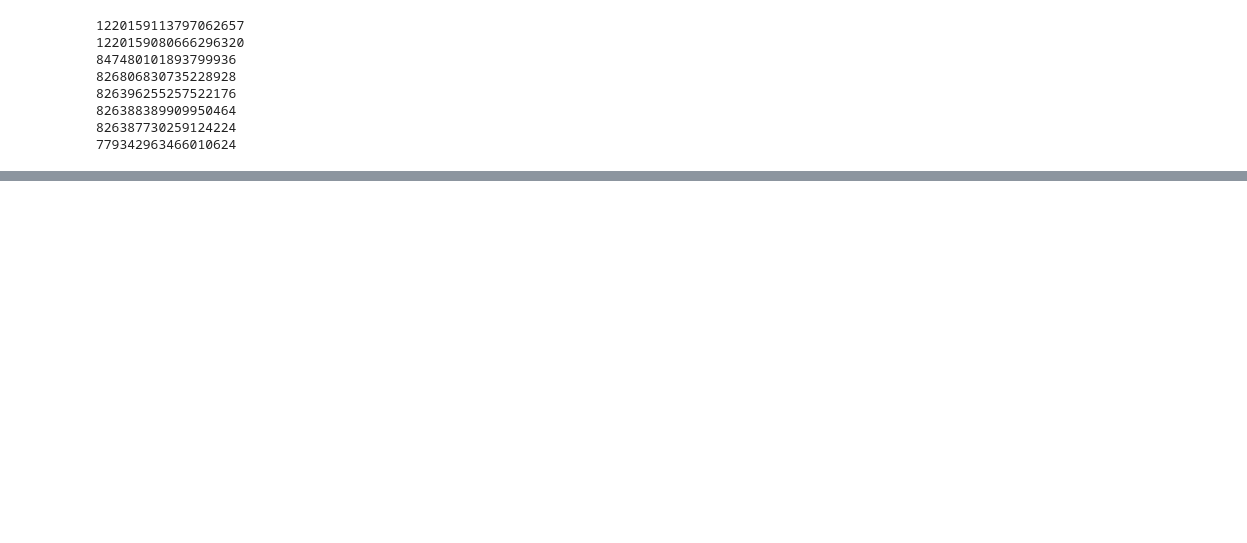
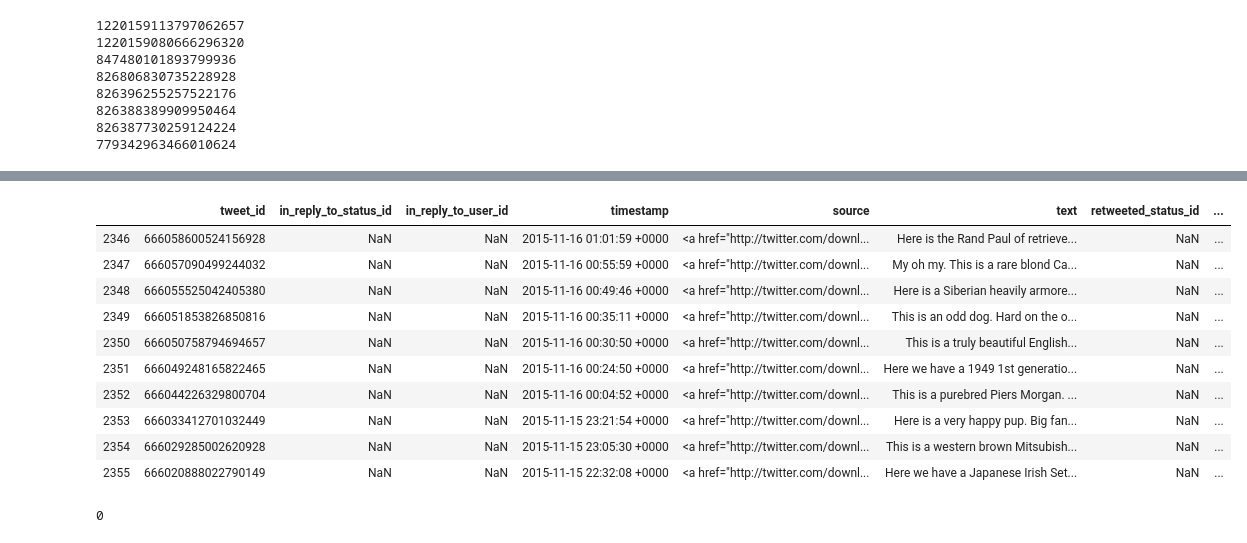
Before and after one commit to nzinouri21/Udacity_Wrangle_and_Analyze_Data_Project, a Jupyter notebook: wrangle_act.ipynb, the cells around one changed output, grey strips where cells are left out. Saved outputs shown, nothing was run; the diff lists cells and outputs as text; code cells hidden in the pictures; blank space fills up the shorter version.

```diff
--- a/wrangle_act.ipynb
+++ b/wrangle_act.ipynb
@@ -212,0 +329,19 @@ KeyboardInterrupt:
+# %%
+df_twitter_archive.tail(10)
+# %% [output]
+|  | tweet_id | in_reply_to_status_id | in_reply_to_user_id | timestamp | source | text | retweeted_status_id | ... |
+| 2346 | 666058600524156928 | NaN | NaN | 2015-11-16 01:01:59 +0000 | <a href="http://twitter.com/downl... | Here is the Rand Paul of retrieve... | NaN | ... |
+| 2347 | 666057090499244032 | NaN | NaN | 2015-11-16 00:55:59 +0000 | <a href="http://twitter.com/downl... | My oh my. This is a rare blond Ca... | NaN | ... |
+| 2348 | 666055525042405380 | NaN | NaN | 2015-11-16 00:49:46 +0000 | <a href="http://twitter.com/downl... | Here is a Siberian heavily armore... | NaN | ... |
+| 2349 | 666051853826850816 | NaN | NaN | 2015-11-16 00:35:11 +0000 | <a href="http://twitter.com/downl... | This is an odd dog. Hard on the o... | NaN | ... |
+| 2350 | 666050758794694657 | NaN | NaN | 2015-11-16 00:30:50 +0000 | <a href="http://twitter.com/downl... | This is a truly beautiful English... | NaN | ... |
+| 2351 | 666049248165822465 | NaN | NaN | 2015-11-16 00:24:50 +0000 | <a href="http://twitter.com/downl... | Here we have a 1949 1st generatio... | NaN | ... |
+| 2352 | 666044226329800704 | NaN | NaN | 2015-11-16 00:04:52 +0000 | <a href="http://twitter.com/downl... | This is a purebred Piers Morgan. ... | NaN | ... |
+| 2353 | 666033412701032449 | NaN | NaN | 2015-11-15 23:21:54 +0000 | <a href="http://twitter.com/downl... | Here is a very happy pup. Big fan... | NaN | ... |
+| 2354 | 666029285002620928 | NaN | NaN | 2015-11-15 23:05:30 +0000 | <a href="http://twitter.com/downl... | This is a western brown Mitsubish... | NaN | ... |
+| 2355 | 666020888022790149 | NaN | NaN | 2015-11-15 22:32:08 +0000 | <a href="http://twitter.com/downl... | Here we have a Japanese Irish Set... | NaN | ... |
+# %%
+sum(df_twitter_archive.duplicated())
+#There are no rows where all the columns are duplicated
+# %% [output]
+0
```
Also changed, not shown: parts of 74 cells of this notebook, 5 other files.
